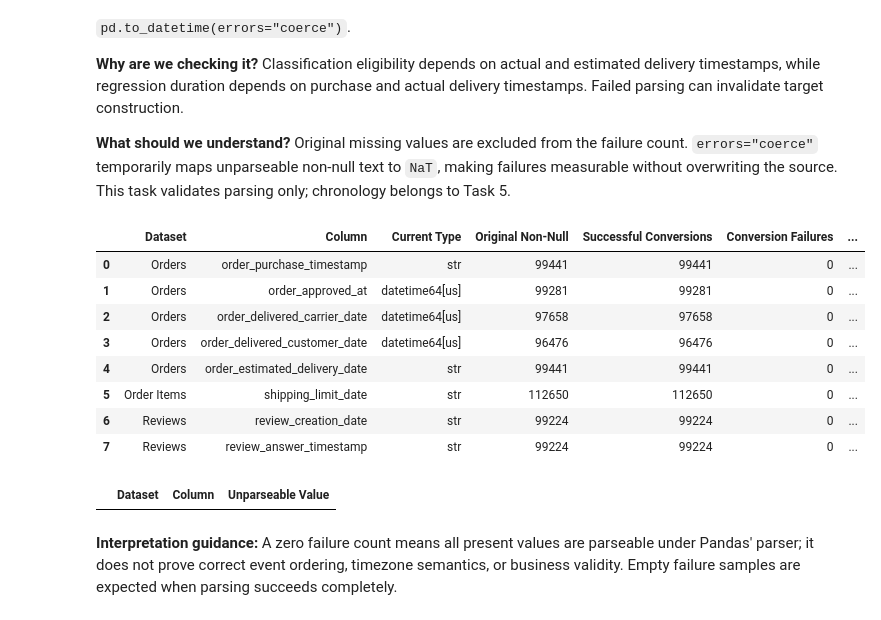
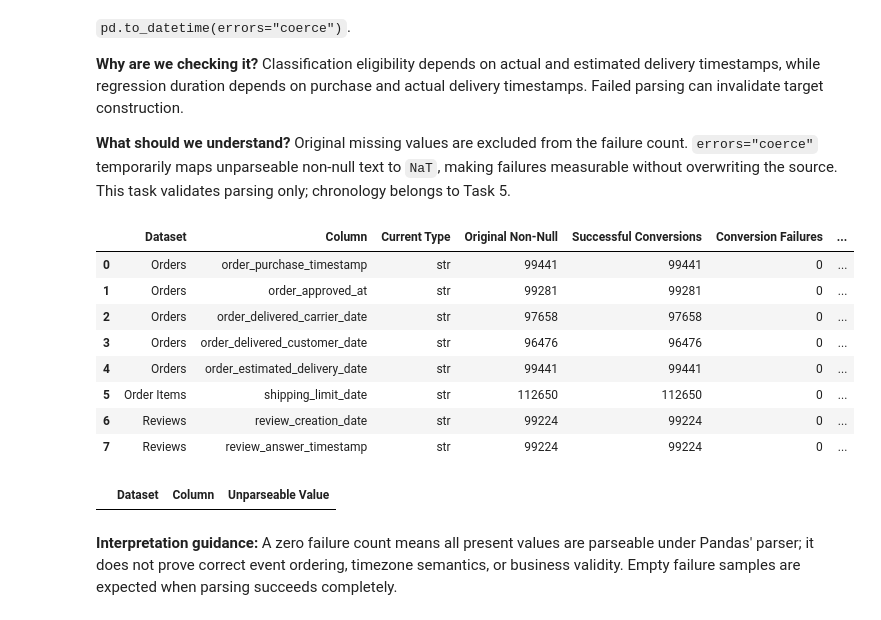
Before and after one commit to mmubashir95/ecommerce-delivery-intelligence, a Jupyter notebook: notebooks/02_data_quality.ipynb, the cells around one changed output. Drawn from its saved outputs; the diff is of its cells as text; code cells hidden in the pictures.

```diff
--- a/notebooks/02_data_quality.ipynb
+++ b/notebooks/02_data_quality.ipynb
@@ -1588,6 +1590,16 @@ A numeric-looking value is not necessarily a continuous feature. ZIP prefixes an
 
 **What should we understand?** A `str` or `object` dtype is appropriate for many identifiers, categories, and text fields. It becomes a concern only when the intended operation—such as datetime arithmetic—requires a validated conversion.
 # %%
+# The setup cell converted three Orders timestamp columns in place for Task 1.
+# Validating those converted columns would hide failures: an unparseable string
+# would already be NaT and be miscounted as an original null. Type validation
+# therefore uses a fresh, unmodified load of every source CSV.
+raw_datasets = {
+    dataset_name: load_source_csv(file_name)
+    for dataset_name, file_name in DATASET_FILES.items()
+}
+
+
 def current_dtype_profile(
     dataset_name: str, dataframe: pd.DataFrame
 ) -> pd.DataFrame:
@@ -1606,7 +1618,7 @@ def current_dtype_profile(
 current_dtype_summary = pd.concat(
     [
         current_dtype_profile(dataset_name, dataframe)
-        for dataset_name, dataframe in datasets.items()
+        for dataset_name, dataframe in raw_datasets.items()
     ],
     ignore_index=True,
 )
@@ -1712,7 +1724,7 @@ EXPECTED_COLUMN_TYPES = {
 }
 
 expected_type_rows = []
-for dataset_name, dataframe in datasets.items():
+for dataset_name, dataframe in raw_datasets.items():
     documented_columns = set(EXPECTED_COLUMN_TYPES[dataset_name])
     observed_columns = set(dataframe.columns)
     if documented_columns != observed_columns:
@@ -1862,37 +1874,37 @@ def datetime_conversion_profile(
     failures = pd.DataFrame(
         {
             "Dataset": dataset_name,
             "Column": column,
             "Unparseable Value": original.loc[failure_mask]
             .astype("string")
             .unique()[:5],
         }
     )
     return summary, failures
 
 
 datetime_summaries = []
 datetime_failure_samples = []
 for dataset_name, columns in DATETIME_COLUMNS.items():
     for column in columns:
         summary, failures = datetime_conversion_profile(
-            dataset_name, datasets[dataset_name], column
+            dataset_name, raw_datasets[dataset_name], column
         )
         datetime_summaries.append(summary)
         datetime_failure_samples.append(failures)
 
 datetime_conversion_summary = pd.DataFrame(datetime_summaries)
 datetime_conversion_failures = pd.concat(
     datetime_failure_samples, ignore_index=True
 )
 display(datetime_conversion_summary)
 display(datetime_conversion_failures)
 # %% [output]
 |  | Dataset | Column | Current Type | Original Non-Null | Successful Conversions | Conversion Failures | ... |
 | 0 | Orders | order_purchase_timestamp | str | 99441 | 99441 | 0 | ... |
-| 1 | Orders | order_approved_at | datetime64[us] | 99281 | 99281 | 0 | ... |
-| 2 | Orders | order_delivered_carrier_date | datetime64[us] | 97658 | 97658 | 0 | ... |
-| 3 | Orders | order_delivered_customer_date | datetime64[us] | 96476 | 96476 | 0 | ... |
+| 1 | Orders | order_approved_at | str | 99281 | 99281 | 0 | ... |
+| 2 | Orders | order_delivered_carrier_date | str | 97658 | 97658 | 0 | ... |
+| 3 | Orders | order_delivered_customer_date | str | 96476 | 96476 | 0 | ... |
 | 4 | Orders | order_estimated_delivery_date | str | 99441 | 99441 | 0 | ... |
 | 5 | Order Items | shipping_limit_date | str | 112650 | 112650 | 0 | ... |
 | 6 | Reviews | review_creation_date | str | 99224 | 99224 | 0 | ... |
```
Also changed, not shown: parts of 8 cells of this notebook.
